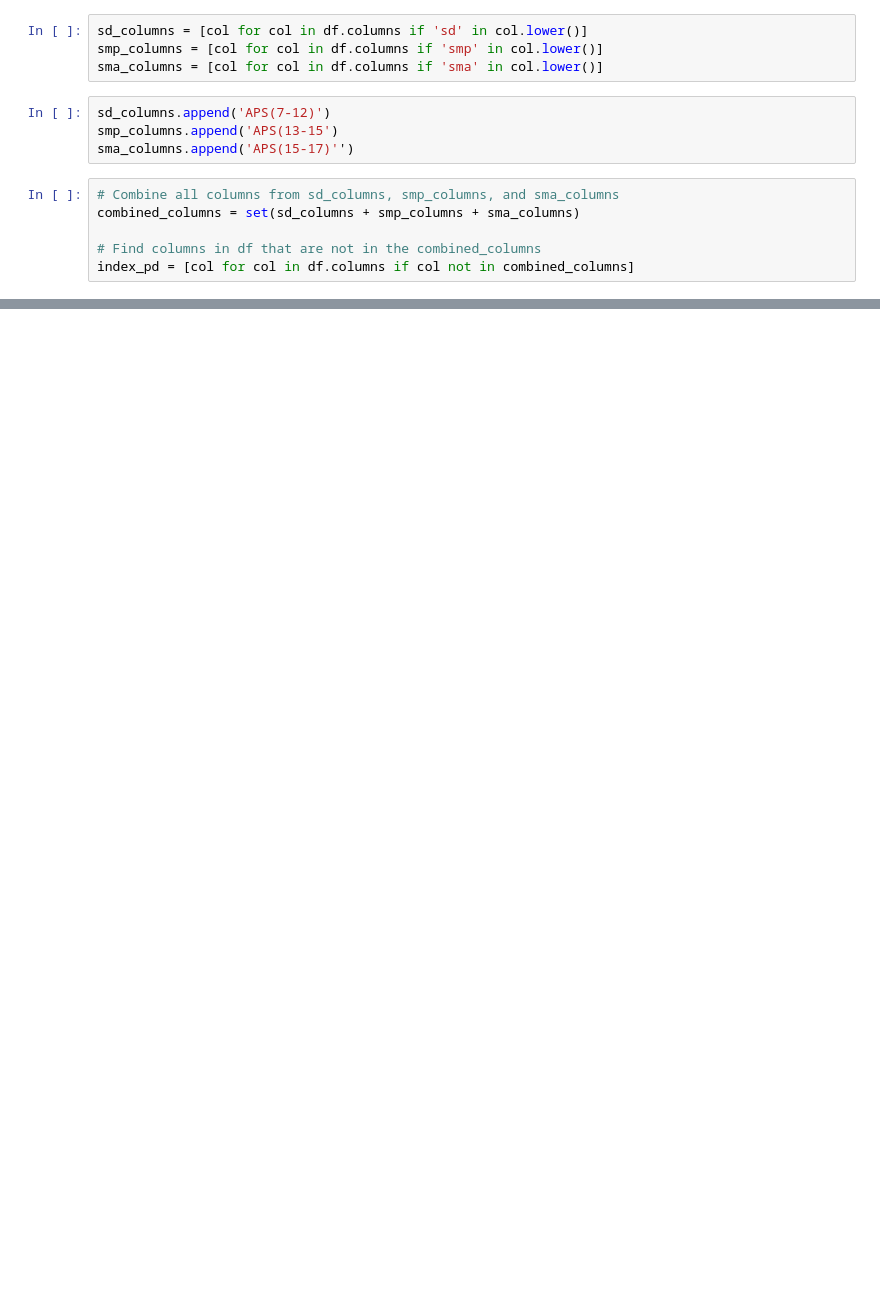
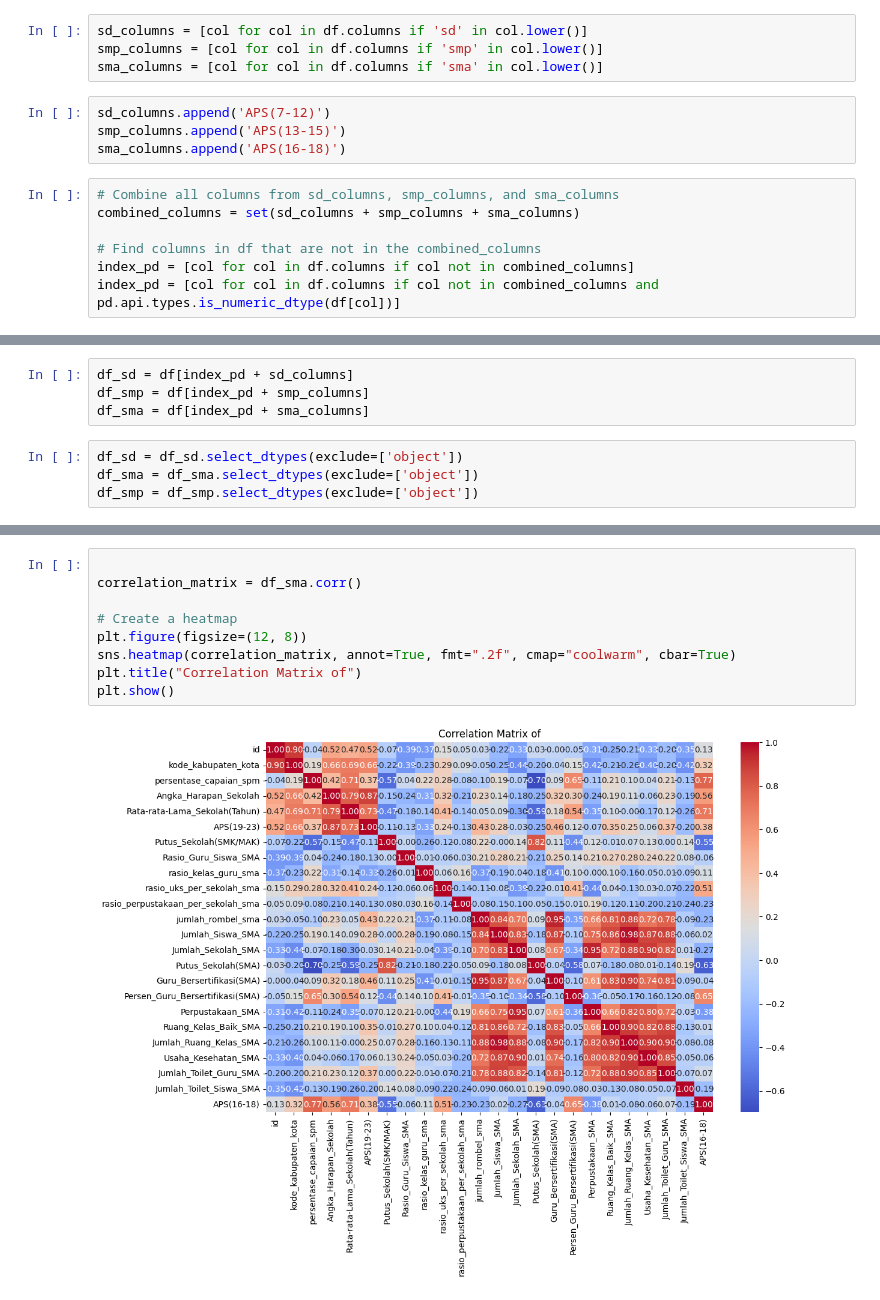
Before and after one commit to MCXGenesis/JatimDatathon-EmotKucing, a Jupyter notebook: datathon.ipynb, the cells around one changed output, grey strips where cells are left out. Saved outputs shown, nothing was run; the diff lists cells and outputs as text; blank space fills up the shorter version.

```diff
--- a/datathon.ipynb
+++ b/datathon.ipynb
@@ -11,11 +129,12 @@ smp_columns = [col for col in df.columns if 'smp' in col.lower()]
 sma_columns = [col for col in df.columns if 'sma' in col.lower()]
 # %%
 sd_columns.append('APS(7-12)')
-smp_columns.append('APS(13-15')
-sma_columns.append('APS(15-17)'')
+smp_columns.append('APS(13-15)')
+sma_columns.append('APS(16-18)')
 # %%
 # Combine all columns from sd_columns, smp_columns, and sma_columns
 combined_columns = set(sd_columns + smp_columns + sma_columns)
 
 # Find columns in df that are not in the combined_columns
 index_pd = [col for col in df.columns if col not in combined_columns]
+index_pd = [col for col in df.columns if col not in combined_columns and pd.api.types.is_numeric_dtype(df[col])]
@@ -56,0 +141,8 @@ df.drop('Putus_Sekolah(SMK/MAK)', axis=1)
+# %%
+df_sd = df[index_pd + sd_columns]
+df_smp = df[index_pd + smp_columns]
+df_sma = df[index_pd + sma_columns]
+# %%
+df_sd = df_sd.select_dtypes(exclude=['object'])
+df_sma = df_sma.select_dtypes(exclude=['object'])
+df_smp = df_smp.select_dtypes(exclude=['object'])
@@ -56,0 +170,11 @@ df.drop('Putus_Sekolah(SMK/MAK)', axis=1)
+# %%
+
+correlation_matrix = df_sma.corr()
+
+# Create a heatmap
+plt.figure(figsize=(12, 8))
+sns.heatmap(correlation_matrix, annot=True, fmt=".2f", cmap="coolwarm", cbar=True)
+plt.title("Correlation Matrix of")
+plt.show()
+# %% [output]
+[figure, added]
```
Also changed, not shown: parts of 8 cells of this notebook.
